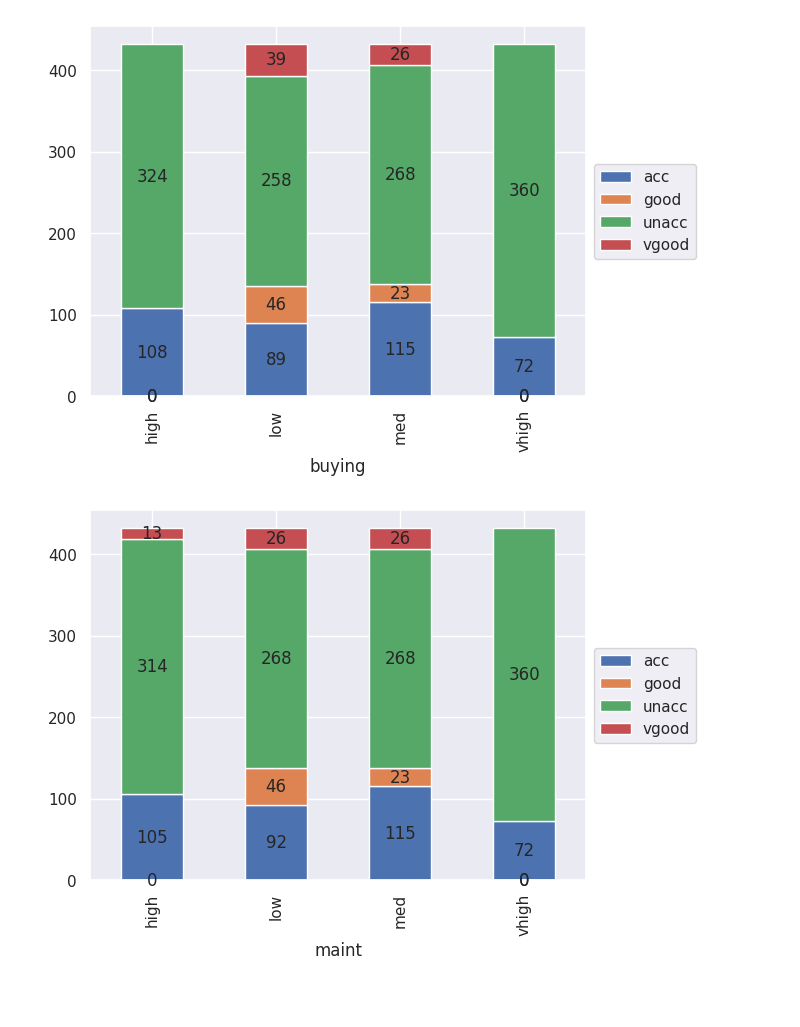
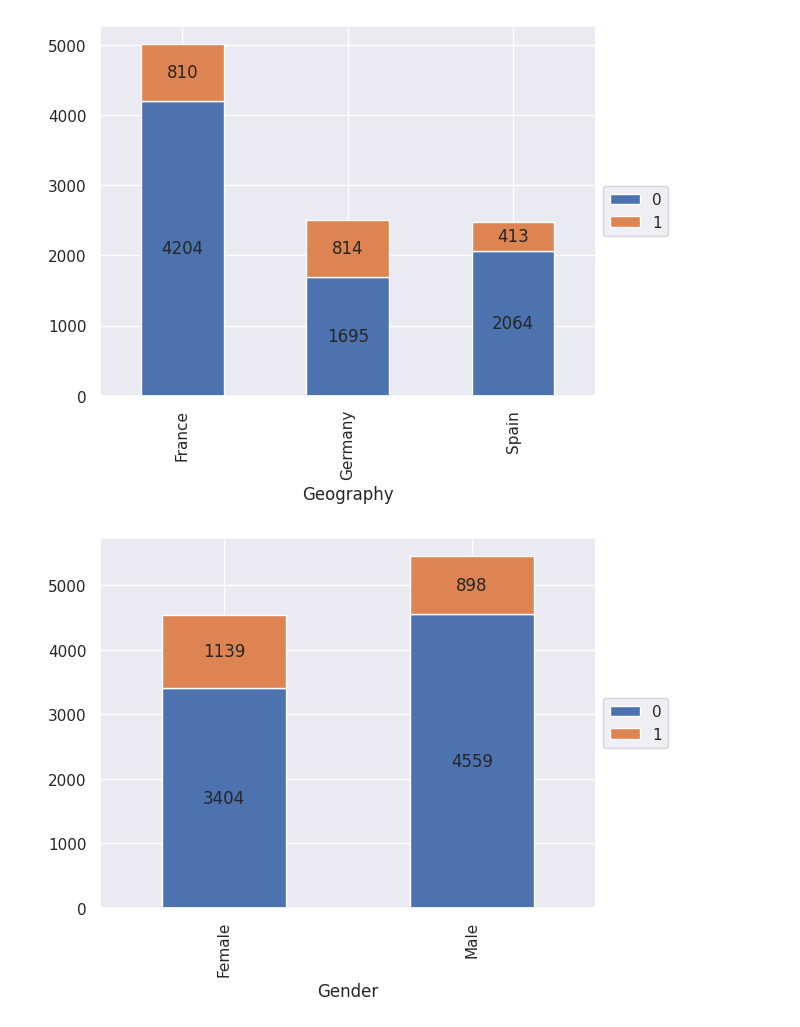
Before and after one commit to AyeshaAmjad-Astera/ML1-XAI, a Jupyter notebook: Project/notebooks/exploratory_analysis.ipynb, the cells around one changed output. Cells and saved outputs as stored; diff of their text form; code cells hidden in the pictures; blank space fills up the shorter version.

```diff
--- a/Project/notebooks/exploratory_analysis.ipynb
+++ b/Project/notebooks/exploratory_analysis.ipynb
@@ -78,0 +68,2 @@ Name: class, dtype: int64
+# %%
+df.drop(['Surname'], axis=1, inplace=True)
@@ -78,0 +85,2 @@ Name: class, dtype: int64
+# %%
+df.drop(['RowNumber', 'CustomerId'], axis=1, inplace=True)
@@ -79 +102,8 @@ Name: class, dtype: int64
+# %%
+df['NumOfProducts'] = df['NumOfProducts'].astype('category', copy=False)
+df['HasCrCard'] = df['HasCrCard'].astype('category', copy=False)
+df['IsActiveMember'] = df['IsActiveMember'].astype('category', copy=False)
+df['Tenure'] = df['Tenure'].astype('category', copy=False)
+# %%
+cat_col = df.select_dtypes(include=['object', 'category']).columns.tolist()
 # %%
@@ -95,6 +125,6 @@ visualization.plot_count(df['class'])
 # %%
-for col in df.columns[:-1]:
-    visualization.crosstab_plot(df, col, 'class')
+for col in cat_col:
+    visualization.crosstab_plot(df, col, 'Exited')
 # %% [output]
-[figure, old version]
+[figure, new version]
-[figure, old version]
+[figure, new version]
```
Also changed, not shown: parts of 38 cells of this notebook, 33 other files.
